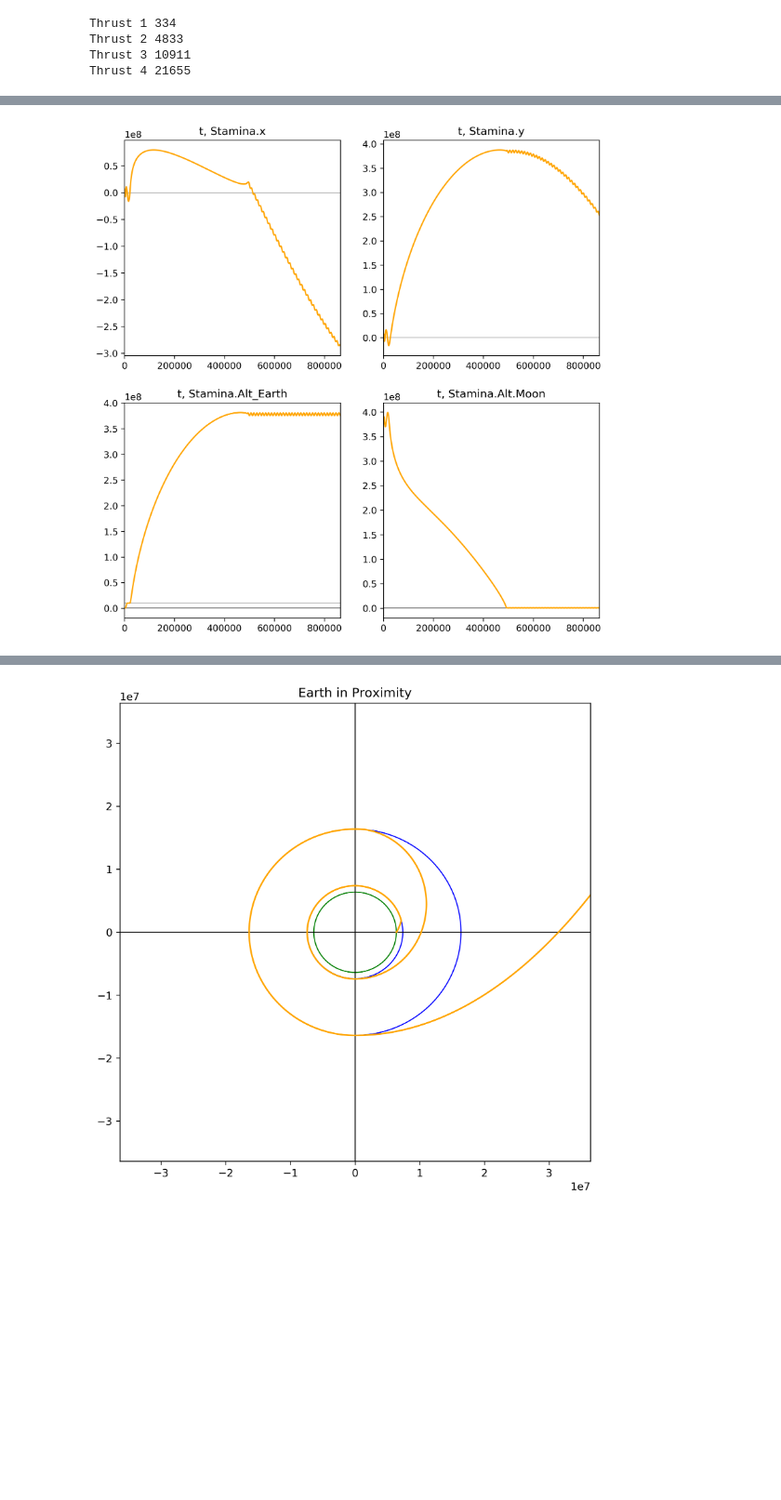
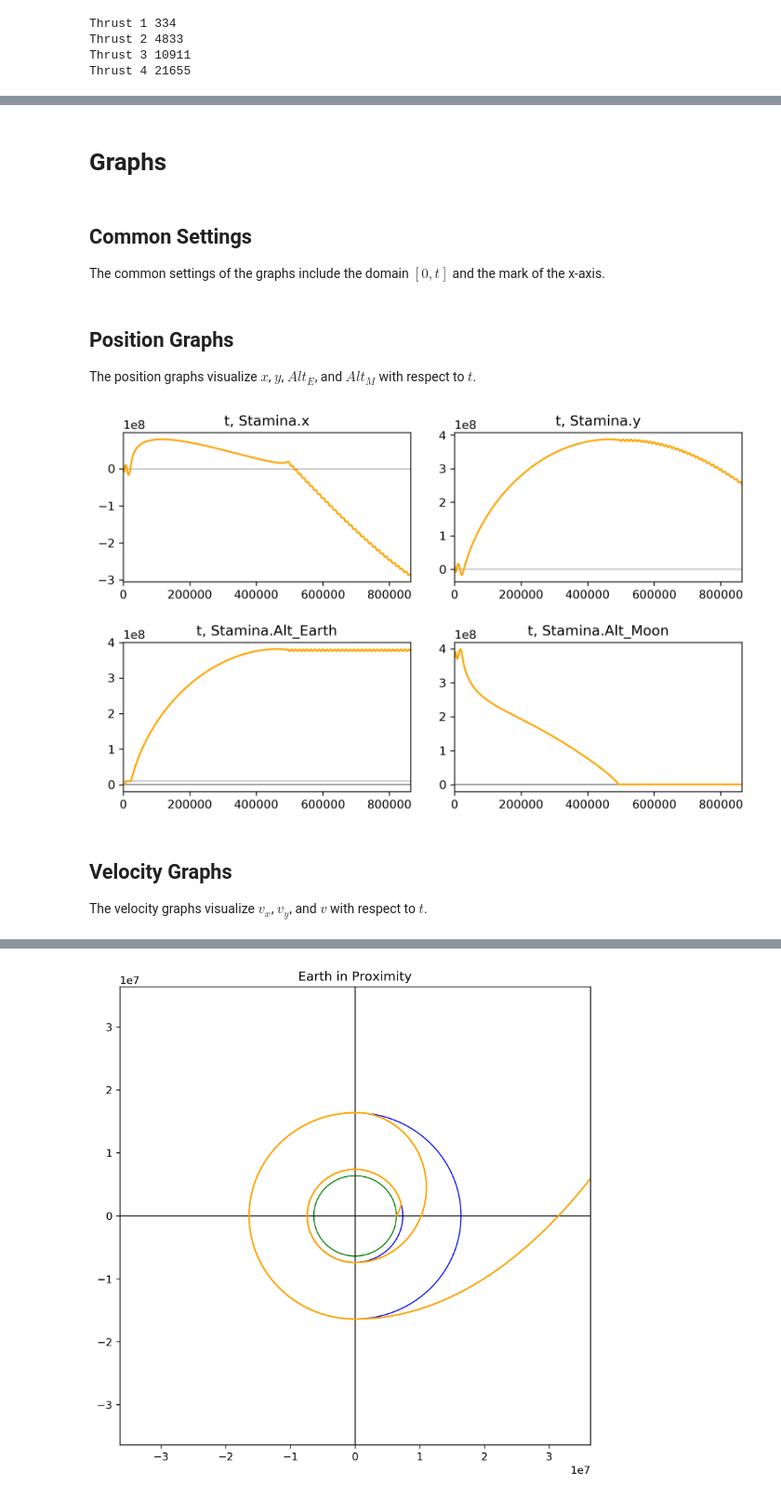
Before and after one commit to tengjuilin/orbit-simulation, a Jupyter notebook: Orbital Simulation.ipynb, the cells around one changed output, grey strips where cells are left out. Shown at 93% size. Drawn from its saved outputs; the diff is of its cells as text; code cells hidden in the pictures; blank space fills up the shorter version.

```diff
--- a/Orbital Simulation.ipynb
+++ b/Orbital Simulation.ipynb
@@ -713,31 +706,41 @@ for i in range(z-1):
     Stamina.Velocity()
     Stamina.Force()
     Stamina.Angles()
-    if t[i+1] > Stamina.procedureTurnTime and Stamina.procedureTurnAngle - Stamina.epsilon[i] > 0 and \
+    if t[i+1] > Stamina.procedureTurnTime and \
+    Stamina.procedureTurnAngle - Stamina.epsilon[i] > 0 and \
     Stamina.Acceleration_Thrust1_1_called == 0:
         Stamina.Acceleration_ProcedureTurn()
     elif t[i+1] > Stamina.procedureTurnTime and \
-    Stamina.TargetAltitude + 5e5 > Stamina.Alt_Earth[i+1] > Stamina.TargetAltitude and \
-    Stamina.Acceleration_Thrust1_1_called == 0 and Stamina.Acceleration_Thrust2_1_called == 0:
+    Stamina.TargetAltitude + 5e5 > Stamina.Alt_Earth[i+1] > \
+    Stamina.TargetAltitude and \
+    Stamina.Acceleration_Thrust1_1_called == 0 and \
+    Stamina.Acceleration_Thrust2_1_called == 0:
         Stamina.Acceleration_Thrust1_1()
     elif t[i+1] > Stamina.procedureTurnTime and \
-    Stamina.TargetAltitude + 5e5 > Stamina.Alt_Earth[i+1] > Stamina.TargetAltitude - 5e5 and \
+    Stamina.TargetAltitude + 5e5 > Stamina.Alt_Earth[i+1] > \
+    Stamina.TargetAltitude - 5e5 and \
     Stamina.x[i+1] >= 0 and Stamina.y[i+1] < 0 and \
-    Stamina.Acceleration_Thrust2_1_called == 0 and Stamina.Acceleration_Thrust3_1_called == 0:
+    Stamina.Acceleration_Thrust2_1_called == 0 and \
+    Stamina.Acceleration_Thrust3_1_called == 0:
         Stamina.Acceleration_Thrust2_1()
     elif t[i+1] > Stamina.procedureTurnTime and \
-    Stamina.TargetAltitude2 + 5e5 > Stamina.Alt_Earth[i+1] > Stamina.TargetAltitude2 and \
-    Stamina.Acceleration_Thrust3_1_called == 0 and Stamina.Acceleration_Thrust4_1_called == 0:
+    Stamina.TargetAltitude2 + 5e5 > Stamina.Alt_Earth[i+1] > \
+    Stamina.TargetAltitude2 and \
+    Stamina.Acceleration_Thrust3_1_called == 0 and \
+    Stamina.Acceleration_Thrust4_1_called == 0:
         Stamina.Acceleration_Thrust3_1()
     elif t[i+1] > Stamina.procedureTurnTime and \
-    Stamina.TargetAltitude2 + 5e5 > Stamina.Alt_Earth[i+1] > Stamina.TargetAltitude2 - 5e5 and \
+    Stamina.TargetAltitude2 + 5e5 > Stamina.Alt_Earth[i+1] > \
+    Stamina.TargetAltitude2 - 5e5 and \
     Stamina.x[i+1] >= 0 and Stamina.y[i+1] < 0 and \
-    Stamina.Acceleration_Thrust4_1_called == 0 and Stamina.Acceleration_Thrust5_1_called == 0:
+    Stamina.Acceleration_Thrust4_1_called == 0 and \
+    Stamina.Acceleration_Thrust5_1_called == 0:
         Stamina.Acceleration_Thrust4_1()
     elif t[i+1] > Stamina.procedureTurnTime and \
     225 * angleCF > Stamina.epsilon[i] > 180 * angleCF and \
     Moon.dE + 5e5 > Stamina.Alt_Earth[i+1] > Moon.dE and \
-    Stamina.Acceleration_Thrust5_1_called == 0 and Stamina.Acceleration_Thrust6_1_called == 0:
+    Stamina.Acceleration_Thrust5_1_called == 0 and \
+    Stamina.Acceleration_Thrust6_1_called == 0:
         Stamina.Acceleration_Thrust5_1()
     elif t[i+1] > Stamina.procedureTurnTime and \
     Stamina.TargetMoonAltitude > Stamina.Alt_Moon[i+1]:
@@ -762,34 +789,45 @@ open("blender_data_list.txt", "w").write('temp_Moon_x_list = ' + str(temp_Moon_x
+# %% [markdown]
+# Graphs
+# %% [markdown]
+## Common Settings
+The common settings of the graphs include the domain $[0,t]$ and the mark of the x-axis.
 # %%
 def graph_Common_Settings():
     plt.xlim(xmin=0)
     plt.xlim(xmax=t[i+1])
     plt.hlines(0, t[0], t[i+1], "gray", linewidth=0.5)
+# %% [markdown]
+## Position Graphs
+The position graphs visualize $x$, $y$, $Alt_E$, and $Alt_M$ with respect to $t$.
 # %%
 def graph_Position():
-    plt.figure(figsize=(8,8), dpi = 300)
+    plt.figure(figsize=(8,5), dpi = 300)
     plt.subplot(221)
     plt.title('t, Stamina.x')
     plt.plot(t, Stamina.x, "orange")
     graph_Common_Settings()
     plt.subplot(222)
     plt.title('t, Stamina.y')
     plt.plot(t, Stamina.y, "orange")
     graph_Common_Settings()
     plt.subplot(223)
     plt.title('t, Stamina.Alt_Earth')
     plt.plot(t, Stamina.Alt_Earth, "orange")
     plt.hlines(Stamina.TargetAltitude, t[0], t[i+1], "gray", linewidth=0.5)
     plt.hlines(Stamina.TargetAltitude2, t[0], t[i+1], "gray", linewidth=0.5)
     graph_Common_Settings()
     plt.subplot(224)
     plt.title('t, Stamina.Alt_Moon')
     plt.plot(t, Stamina.Alt_Moon, "orange")
     plt.hlines(Stamina.TargetMoonAltitude, t[0], t[i+1], "gray", linewidth=0.5)
     graph_Common_Settings()
     plt.tight_layout(w_pad=2.0, h_pad=2.0)
     plt.show()
 graph_Position()
 # %% [output]
-[figure, old version]
+[figure, new version]
+# %% [markdown]
+## Velocity Graphs
+The velocity graphs visualize $v_x$, $v_y$, and $v$ with respect to $t$.
 # %%
 def graph_Velocity():
```
Also changed, not shown: parts of 38 cells of this notebook.
